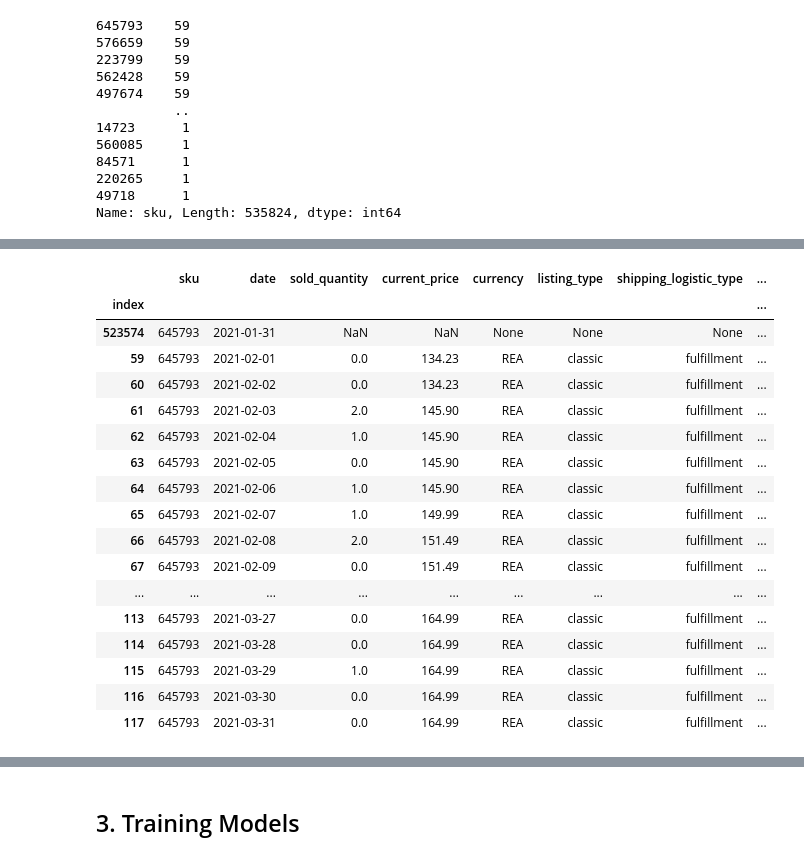
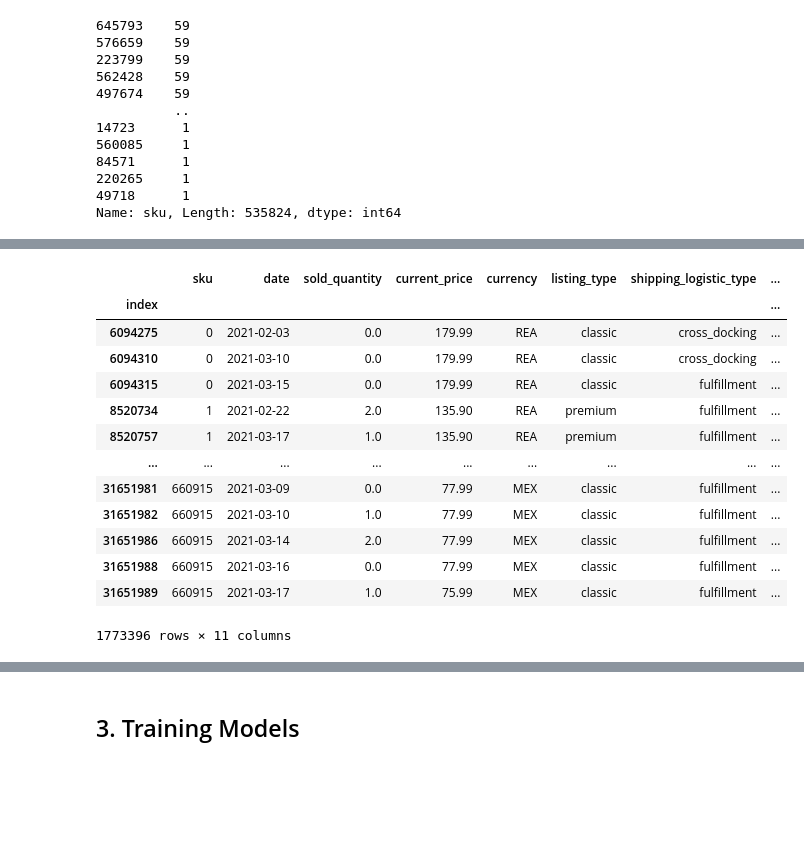
Before and after one commit to santortiz/out-of-stock, a Jupyter notebook: notebooks/eda.ipynb, the cells around one changed output, grey strips where cells are left out. Saved outputs shown, nothing was run; the diff lists cells and outputs as text; code cells hidden in the pictures; blank space fills up the shorter version.

```diff
--- a/notebooks/eda.ipynb
+++ b/notebooks/eda.ipynb
@@ -314,21 +379,17 @@ data_with_ose_mocked = pd.read_parquet("../storage/data/data_with_ose_mocked.par
 # %%
-data_with_ose_mocked[data_with_ose_mocked["sku"] == 645793]
+data_with_ose_mocked[data_with_ose_mocked["ose"] == 1]
 # %% [output]
 |  | sku | date | sold_quantity | current_price | currency | listing_type | shipping_logistic_type | ... |
 | index |  |  |  |  |  |  |  | ... |
-| 523574 | 645793 | 2021-01-31 | NaN | NaN | None | None | None | ... |
-| 59 | 645793 | 2021-02-01 | 0.0 | 134.23 | REA | classic | fulfillment | ... |
-| 60 | 645793 | 2021-02-02 | 0.0 | 134.23 | REA | classic | fulfillment | ... |
-| 61 | 645793 | 2021-02-03 | 2.0 | 145.90 | REA | classic | fulfillment | ... |
-| 62 | 645793 | 2021-02-04 | 1.0 | 145.90 | REA | classic | fulfillment | ... |
-| 63 | 645793 | 2021-02-05 | 0.0 | 145.90 | REA | classic | fulfillment | ... |
-| 64 | 645793 | 2021-02-06 | 1.0 | 145.90 | REA | classic | fulfillment | ... |
-| 65 | 645793 | 2021-02-07 | 1.0 | 149.99 | REA | classic | fulfillment | ... |
-| 66 | 645793 | 2021-02-08 | 2.0 | 151.49 | REA | classic | fulfillment | ... |
-| 67 | 645793 | 2021-02-09 | 0.0 | 151.49 | REA | classic | fulfillment | ... |
+| 6094275 | 0 | 2021-02-03 | 0.0 | 179.99 | REA | classic | cross_docking | ... |
+| 6094310 | 0 | 2021-03-10 | 0.0 | 179.99 | REA | classic | cross_docking | ... |
+| 6094315 | 0 | 2021-03-15 | 0.0 | 179.99 | REA | classic | fulfillment | ... |
+| 8520734 | 1 | 2021-02-22 | 2.0 | 135.90 | REA | premium | fulfillment | ... |
+| 8520757 | 1 | 2021-03-17 | 1.0 | 135.90 | REA | premium | fulfillment | ... |
 | ... | ... | ... | ... | ... | ... | ... | ... | ... |
-| 113 | 645793 | 2021-03-27 | 0.0 | 164.99 | REA | classic | fulfillment | ... |
-| 114 | 645793 | 2021-03-28 | 0.0 | 164.99 | REA | classic | fulfillment | ... |
-| 115 | 645793 | 2021-03-29 | 1.0 | 164.99 | REA | classic | fulfillment | ... |
-| 116 | 645793 | 2021-03-30 | 0.0 | 164.99 | REA | classic | fulfillment | ... |
-| 117 | 645793 | 2021-03-31 | 0.0 | 164.99 | REA | classic | fulfillment | ... |
+| 31651981 | 660915 | 2021-03-09 | 0.0 | 77.99 | MEX | classic | fulfillment | ... |
+| 31651982 | 660915 | 2021-03-10 | 1.0 | 77.99 | MEX | classic | fulfillment | ... |
+| 31651986 | 660915 | 2021-03-14 | 2.0 | 77.99 | MEX | classic | fulfillment | ... |
+| 31651988 | 660915 | 2021-03-16 | 0.0 | 77.99 | MEX | classic | fulfillment | ... |
+| 31651989 | 660915 | 2021-03-17 | 1.0 | 75.99 | MEX | classic | fulfillment | ... |
+1773396 rows × 11 columns
```
Also changed, not shown: parts of 23 cells of this notebook.
